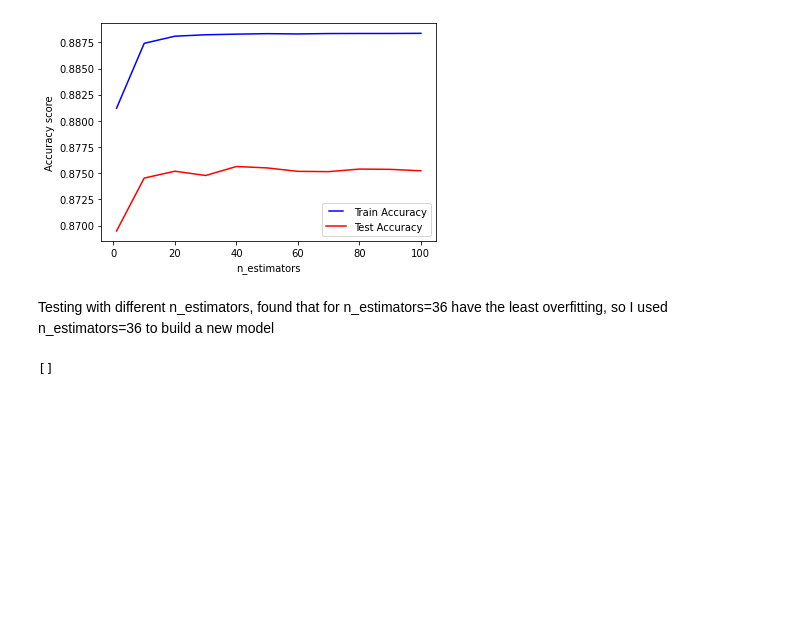
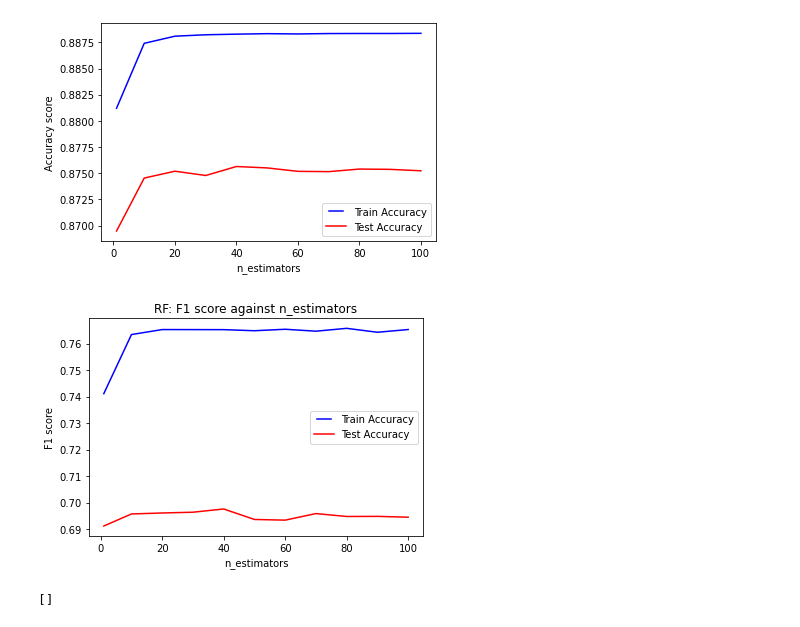
Before and after one commit to Timothy318/Covid-19DataMining, a Jupyter notebook: src/RandomForest.ipynb, the cells around one changed output. Saved outputs shown, nothing was run; the diff lists cells and outputs as text; code cells hidden in the pictures; blank space fills up the shorter version.

```diff
--- a/src/RandomForest.ipynb
+++ b/src/RandomForest.ipynb
@@ -9,5 +16,5 @@ from sklearn.preprocessing import LabelEncoder
 # %%
-df=pd.read_csv('cases_train_preprocessed.csv')
+df=pd.read_csv('../results/cases_train_preprocessed.csv')
 # %% [markdown]
 ## Preparing data for building model
 # %%
@@ -151,8 +145,28 @@ plt.xlabel("n_estimators")
 plt.show()
 # %% [output]
 [figure]
-# %% [markdown]
-Testing with different n_estimators, found that for n_estimators=36 have the least overfitting, so I used n_estimators=36 to build a new model
+# %%
+from sklearn.metrics import f1_score
+n_estimators = [1, 10, 20, 30, 40, 50, 60, 70, 80, 90, 100]
+train = []
+test = []
+
+for i in n_estimators:
+    rf = RandomForestClassifier(n_estimators=i, n_jobs=-1)
+    rf.fit(x_train, y_train)
+    train.append(f1_score(y_train, rf.predict(x_train), average='macro'))
+    test.append(f1_score(y_test, rf.predict(x_test), average='macro'))
+
+from matplotlib.legend_handler import HandlerLine2D
+line1, = plt.plot(n_estimators, train, "b", label="Train Accuracy")
+line2, = plt.plot(n_estimators, test, "r", label="Test Accuracy")
+plt.legend(handler_map={line1: HandlerLine2D(numpoints=2)})
+plt.ylabel("F1 score")
+plt.xlabel("n_estimators")
+plt.title('RF: F1 score against n_estimators')
+plt.show()
+# %% [output]
+[figure, added]
 # %%
 max_depth_list = np.linspace(1, 15, num=15)
 
```
Also changed, not shown: parts of 28 cells of this notebook, 2 other files.
